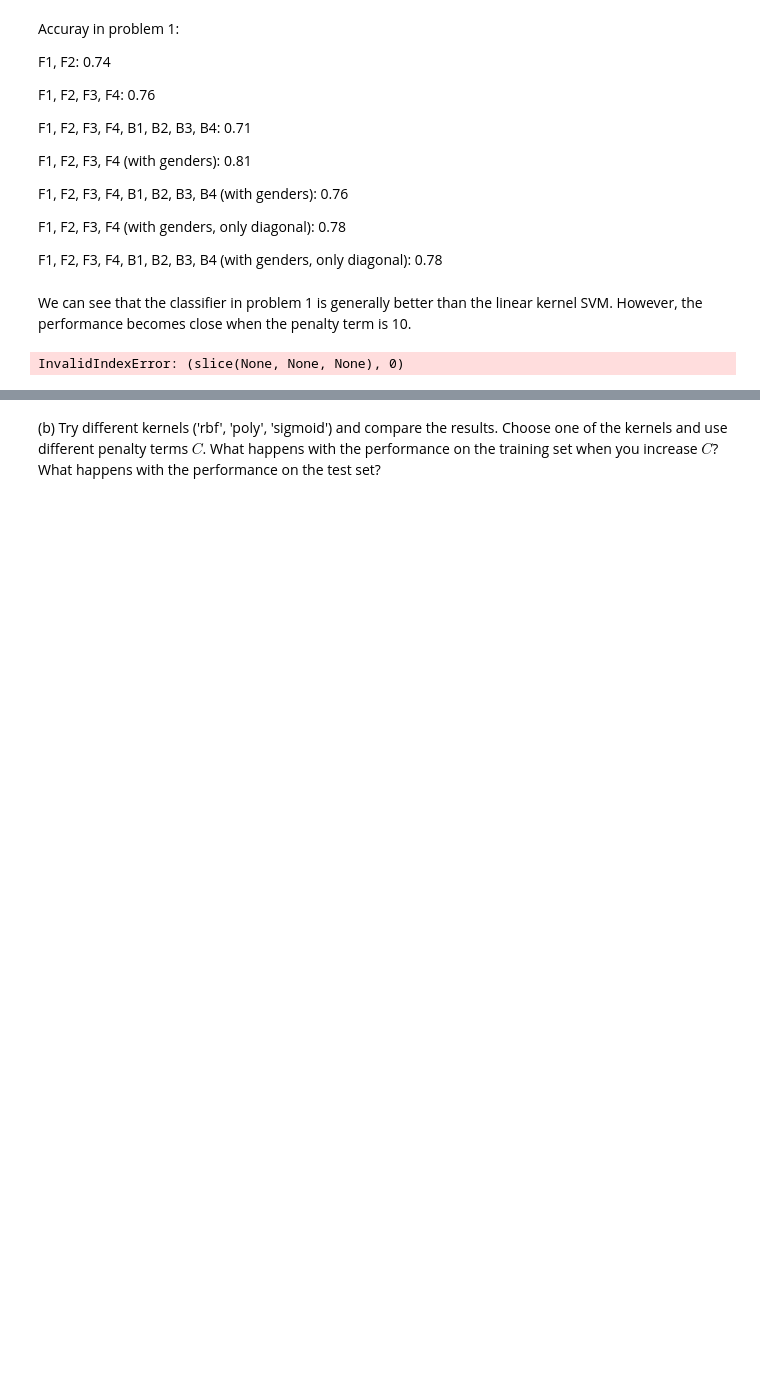
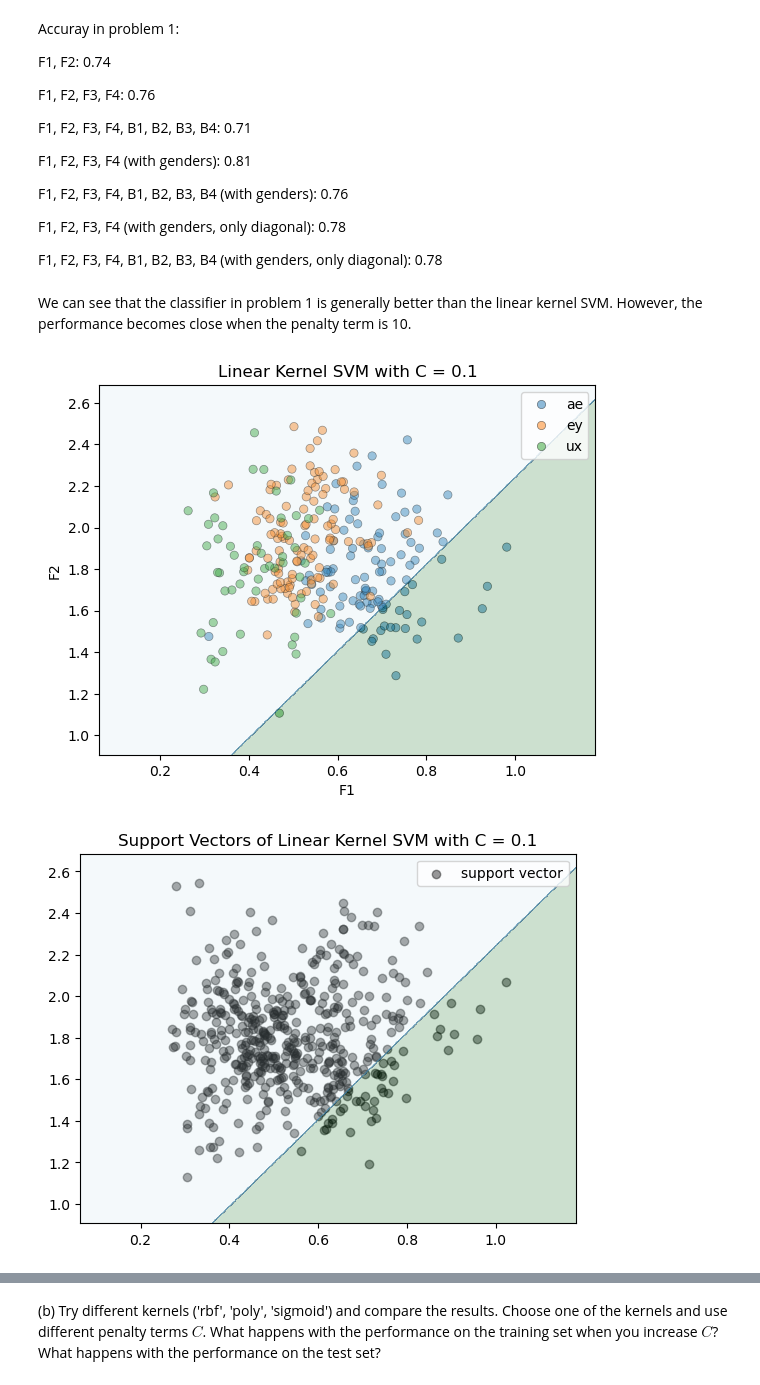
Before and after one commit to martinfsl/TTT4185, a Jupyter notebook: Assignments/Assignment_2/TTT4185_assignment_2_v2.ipynb, the cells around one changed output, grey strips where cells are left out. Drawn from its saved outputs; the diff is of its cells as text; code cells hidden in the pictures; blank space fills up the shorter version.

```diff
--- a/Assignments/Assignment_2/TTT4185_assignment_2_v2.ipynb
+++ b/Assignments/Assignment_2/TTT4185_assignment_2_v2.ipynb
@@ -563,27 +572,49 @@ F1, F2, F3, F4, B1, B2, B3, B4 (with genders, only diagonal): 0.78
 # %% [markdown]
 We can see that the classifier in problem 1 is generally better than the linear kernel SVM. However, the performance becomes close when the penalty term is 10.
 # %%
-def Plot_SVM_decision_regions_fixed(clf, data, labels):
-    phonemes = np.array(["ae","ey","ux"])
+from matplotlib.colors import ListedColormap
+
+def PlotSVMDecisionRegions(clf, data, labels, title = "Decision Area of SVM"):
     x_min, x_max = data[:,0].min() - 0.2, data[:,0].max() + 0.2
     y_min, y_max = data[:,1].min() - 0.2, data[:,1].max() + 0.2
     xx, yy = np.meshgrid(np.arange(x_min, x_max, 0.002),np.arange(y_min, y_max, 0.002))
-    label_encoder = LabelEncoder()
-    integer_encoded = label_encoder.fit_transform(phonemes)
-    # print(integer_encoded)
+
     Z = clf.predict(np.c_[xx.ravel(), yy.ravel()])
-    # Z = label_encoder.transform(Z)
     Z = Z.reshape(xx.shape)
-    # print(np.transpose([data[:, 0], data[:, 1]]))
-    plt.figure(figsize=(10,6))
-    sns.scatterplot(np.transpose([data[:,0],data[:,1]]))
+
+    fig, ax = plt.subplots()
+
+
+    # ax.scatter(data[:,0], data[:,1], c=labels, cmap=plt.cm.ocean, edgecolors='k')
+    sns.scatterplot(x=data[:,0], y=data[:,1], hue=labels, ax=ax, edgecolor='k', alpha=0.5)
+
+    ax.contourf(xx, yy, Z, cmap=plt.cm.ocean, alpha=0.2)
+    ax.set_title(title)
+    ax.set_xlabel('F1')
+    ax.set_ylabel('F2')
+    ax.set_xlim(xx.min(), xx.max())
+    ax.set_ylim(yy.min(), yy.max())
+    plt.show()
+
+def PlotSupportVectors(clf, data, labels, title = "Support Vectors"):
+    x_min, x_max = data[:,0].min() - 0.2, data[:,0].max() + 0.2
+    y_min, y_max = data[:,1].min() - 0.2, data[:,1].max() + 0.2
+    xx, yy = np.meshgrid(np.arange(x_min, x_max, 0.002),np.arange(y_min, y_max, 0.002))
+
+    Z = clf.predict(np.c_[xx.ravel(), yy.ravel()])
+    Z = Z.reshape(xx.shape)
+
+    # plt.figure(figsize=(10,6))
+    plt.subplot()
+    plt.scatter(clf.support_vectors_[:,0], clf.support_vectors_[:,1], c='k',alpha=0.4,label='support vector')
     plt.contourf(xx, yy, Z, cmap=plt.cm.ocean, alpha=0.2)
     plt.legend()
-    plt.title('Decision Area of SVM')
+    plt.title(title)
     plt.show()
-# %%
-# Some plots of support vectors here
-# Plot_SVM_decision_regions(cls_0point1_linear, training_set, training_labels)
-Plot_SVM_decision_regions_fixed(cls_0point1_linear, training_set, training_labels)
-# %% [output]
-InvalidIndexError: (slice(None, None, None), 0)
+# %%
+# Some plots of support vectors here:
+PlotSVMDecisionRegions(cls_0point1_linear, testing_set, testing_labels_phonemes, title = "Linear Kernel SVM with C = 0.1")
+PlotSupportVectors(cls_0point1_linear, testing_set, testing_labels_phonemes, title = "Support Vectors of Linear Kernel SVM with C = 0.1")
+# %% [output]
+[figure, added]
+[figure, added]
```
Also changed, not shown: parts of 16 cells of this notebook.
